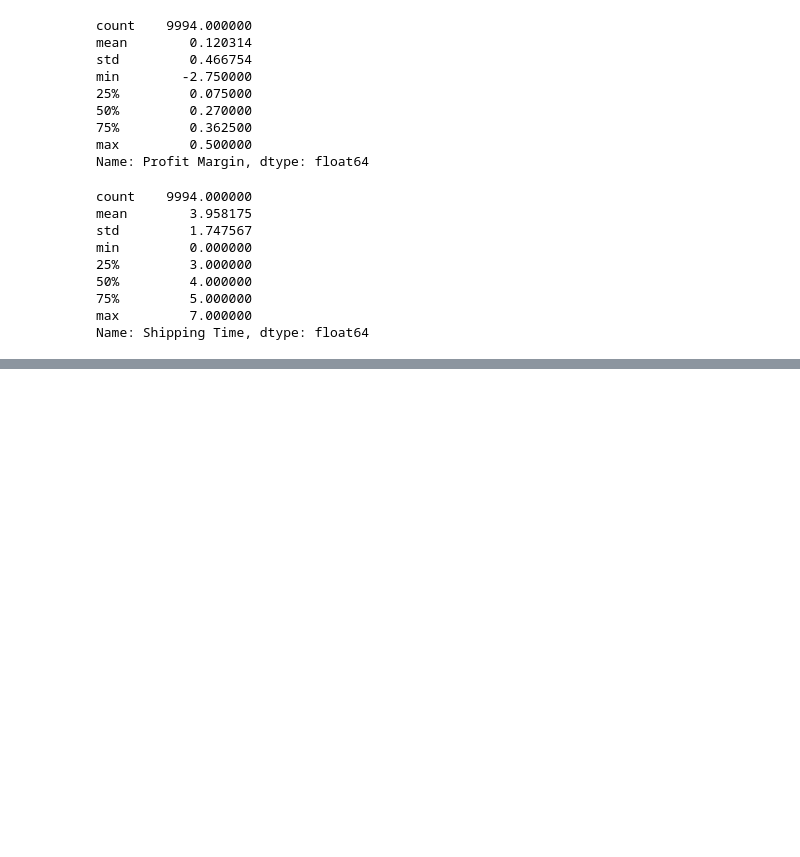
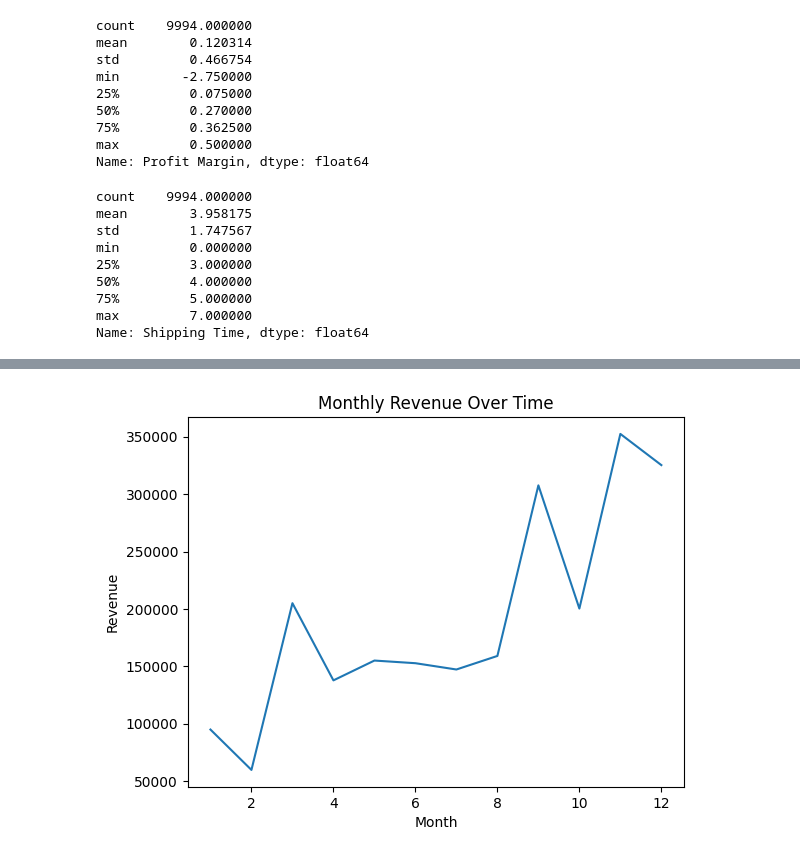
Before and after one commit to joserquezada/Superstore-Sales-Analysis, a Jupyter notebook: notebooks/exploration.ipynb, the cells around one changed output, grey strips where cells are left out. Cells and saved outputs as stored; diff of their text form; code cells hidden in the pictures; blank space fills up the shorter version.

Commit message:
Plotted Revenue Over Time

```diff
--- a/notebooks/exploration.ipynb
+++ b/notebooks/exploration.ipynb
@@ -134,0 +175,4 @@ KeyError: 'profit margin'
+# %%
+## Revenue Over Time (By Order Month)
+monthly_sales = df.groupby(["Order Month"])["Sales"].sum()
+monthly_sales
@@ -134,0 +194,12 @@ KeyError: 'profit margin'
+# %%
+## Plotting Revenue Over Time
+import matplotlib.pyplot as plt
+
+monthly_sales.plot(kind="line")
+plt.title("Monthly Revenue Over Time")
+plt.xlabel("Month")
+plt.ylabel("Revenue")
+
+plt.show()
+# %% [output]
+[figure, added]
```
Also changed, not shown: parts of 5 cells of this notebook.
